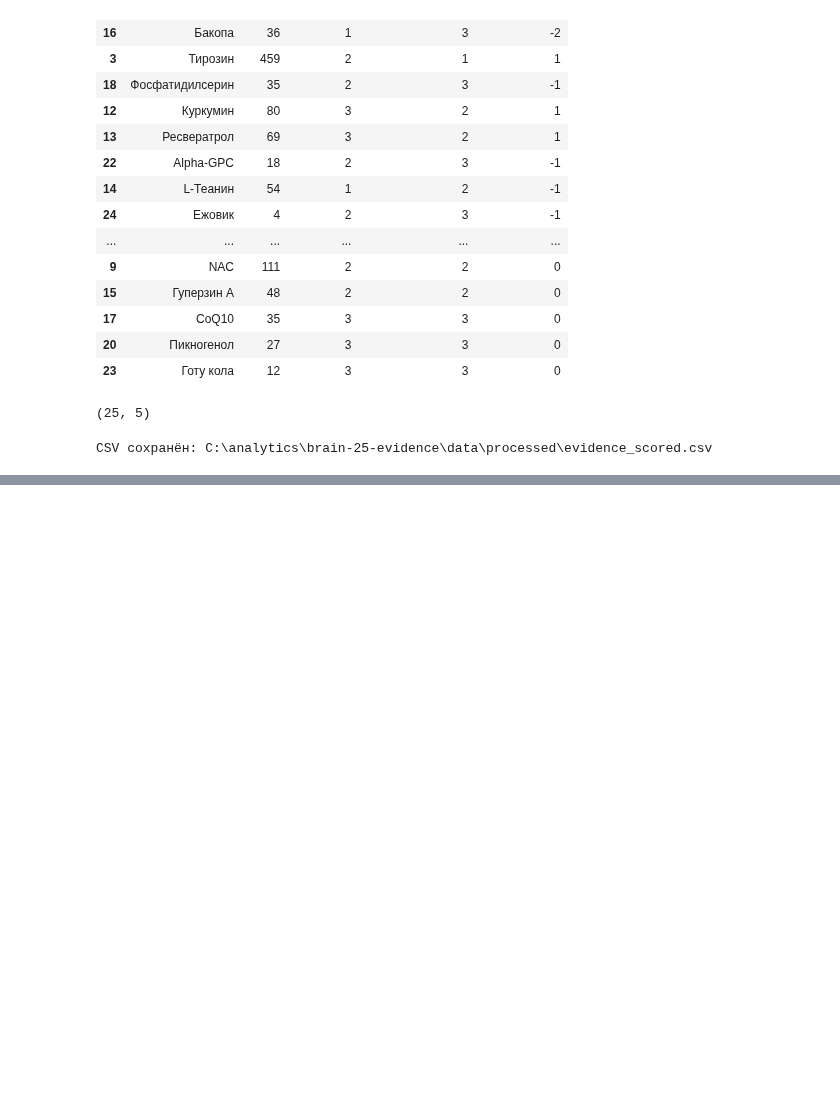
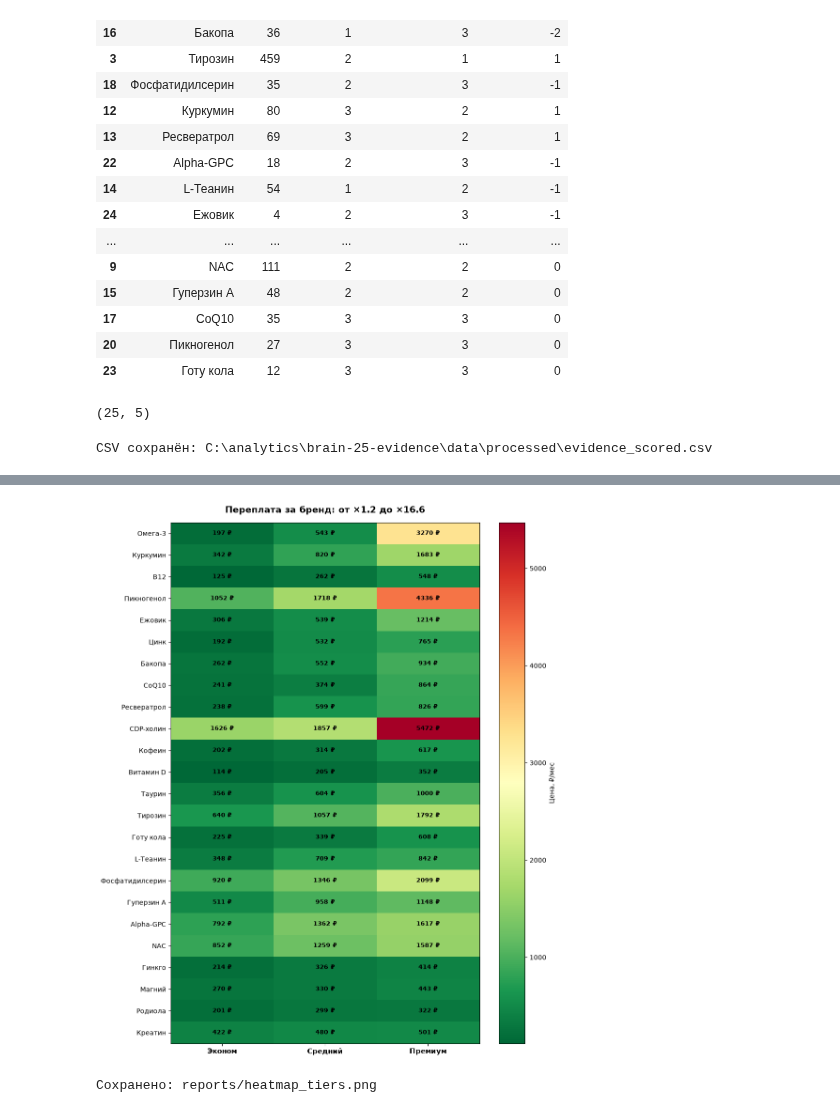
Before and after one commit to DeadSno/brain-25-evidence, a Jupyter notebook: notebooks/01_evidence_pubmed.ipynb, the cells around one changed output, grey strips where cells are left out. Cells and saved outputs as stored; diff of their text form; code cells hidden in the pictures; blank space fills up the shorter version.

```diff
--- a/notebooks/01_evidence_pubmed.ipynb
+++ b/notebooks/01_evidence_pubmed.ipynb
@@ -322,0 +1573,42 @@ CSV сохранён: C:\analytics\brain-25-evidence\data\processed\evidence_sco
+# %%
+RAW = Path("..") / "data" / "raw"
+wb = pd.read_excel(RAW / "prices_wb.xlsx")
+wb["цена_мес"] = (wb["цена_упаковки"] / wb["единиц_в_упаковке"] * wb["норма_мес"]).round(0)
+wb["категория"] = wb.groupby("добавка")["цена_мес"].transform(
+    lambda s: pd.qcut(s.rank(method="first"), 3, labels=["эконом", "средний", "премиум"])
+    if len(s) >= 3 else "средний")
+
+tier = wb.pivot_table(index="добавка", columns="категория",
+                      values="цена_мес", aggfunc="median").round(0)
+tier["переплата_в_раз"] = (tier["премиум"] / tier["эконом"]).round(1)
+tier = tier.sort_values("переплата_в_раз", ascending=False)
+
+fig, ax = plt.subplots(figsize=(10, 12))
+im = ax.imshow(tier[["эконом", "средний", "премиум"]].values, cmap="RdYlGn_r", aspect="auto")
+
+ax.set_xticks(range(3))
+ax.set_xticklabels(["Эконом", "Средний", "Премиум"], fontsize=11, fontweight="bold")
+ax.set_yticks(range(len(tier)))
+ax.set_yticklabels(tier.index, fontsize=10)
+
+# Подписи значений
+for i in range(len(tier)):
+    for j in range(3):
+        val = tier.iloc[i, j]
+        if pd.notna(val):
+            ax.text(j, i, f"{int(val)} ₽", ha="center", va="center",
+                    fontsize=9, fontweight="bold", color="black")
+
+ax.set_title(f"Переплата за бренд: от ×{tier['переплата_в_раз'].min():.1f} до ×{tier['переплата_в_раз'].max():.1f}",
+             fontsize=14, fontweight="bold", pad=15)
+
+cbar = plt.colorbar(im, ax=ax)
+cbar.set_label("Цена, ₽/мес", fontsize=10)
+
+plt.tight_layout()
+plt.savefig("../reports/heatmap_tiers.png", dpi=150, bbox_inches="tight")
+plt.show()
+print("Сохранено: reports/heatmap_tiers.png")
+# %% [output]
+[figure, added]
+Сохранено: reports/heatmap_tiers.png
```
Also changed, not shown: parts of 50 cells of this notebook, 10 other files.
